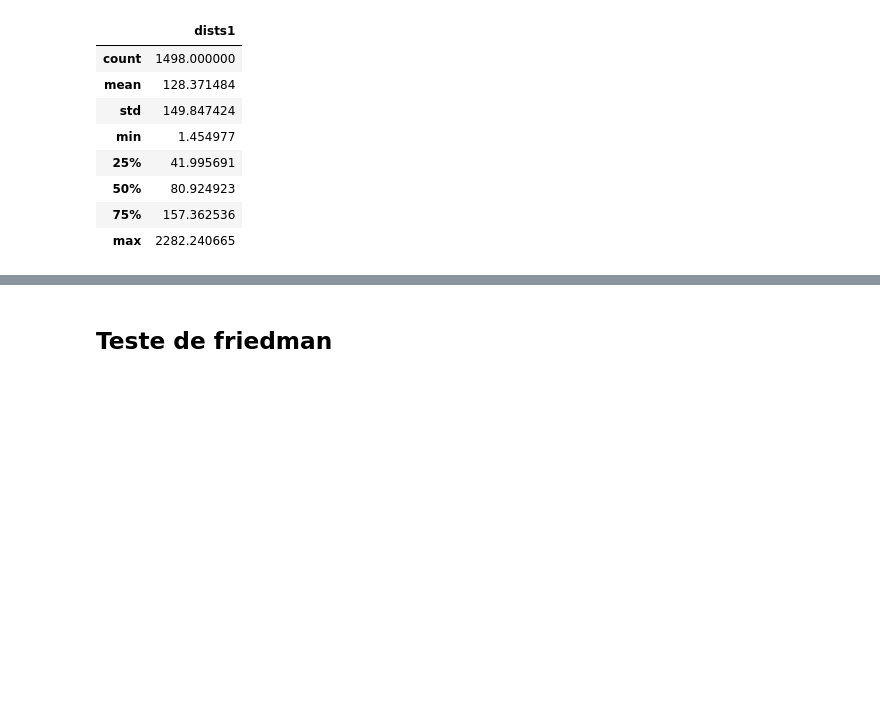
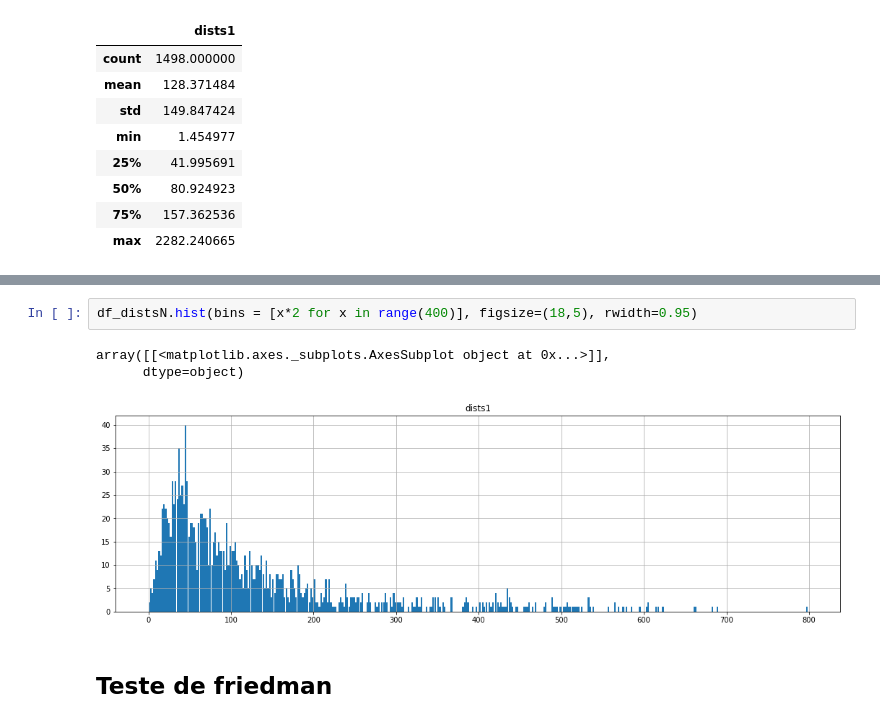
Before and after one commit to brenor2/projetoCM, a Jupyter notebook: projetoSemiFinal+testeFriedman.ipynb, the cells around one changed output, grey strips where cells are left out. Drawn from its saved outputs; the diff is of its cells as text; blank space fills up the shorter version.

Commit message:
ajuste histograma

```diff
--- a/projetoSemiFinal+testeFriedman.ipynb
+++ b/projetoSemiFinal+testeFriedman.ipynb
@@ -706,3 +709,9 @@ array([[<matplotlib.axes._subplots.AxesSubplot object at 0x...>]],
+# %%
+df_distsN.hist(bins = [x*2 for x in range(400)], figsize=(18,5), rwidth=0.95)
+# %% [output]
+array([[<matplotlib.axes._subplots.AxesSubplot object at 0x...>]],
+      dtype=object)
+[figure, added]
 # %% [markdown]
 ## Teste de friedman
 # %%
```
Also changed, not shown: parts of 2 cells of this notebook.
